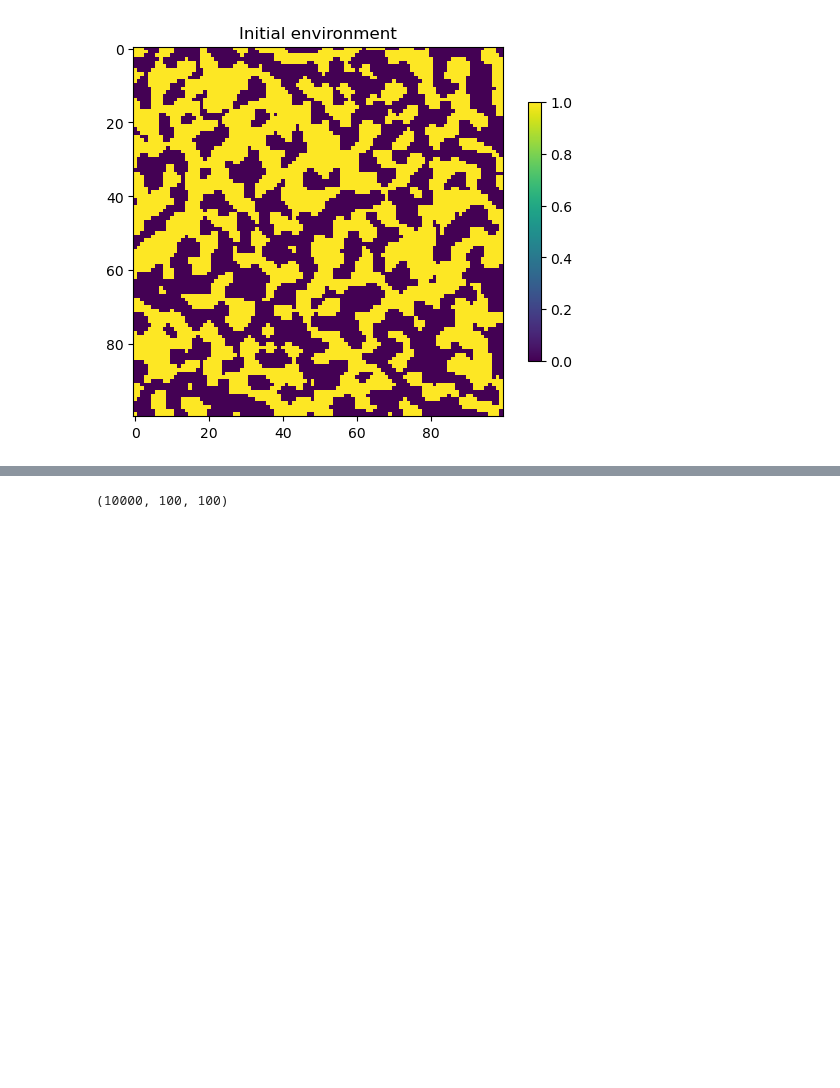
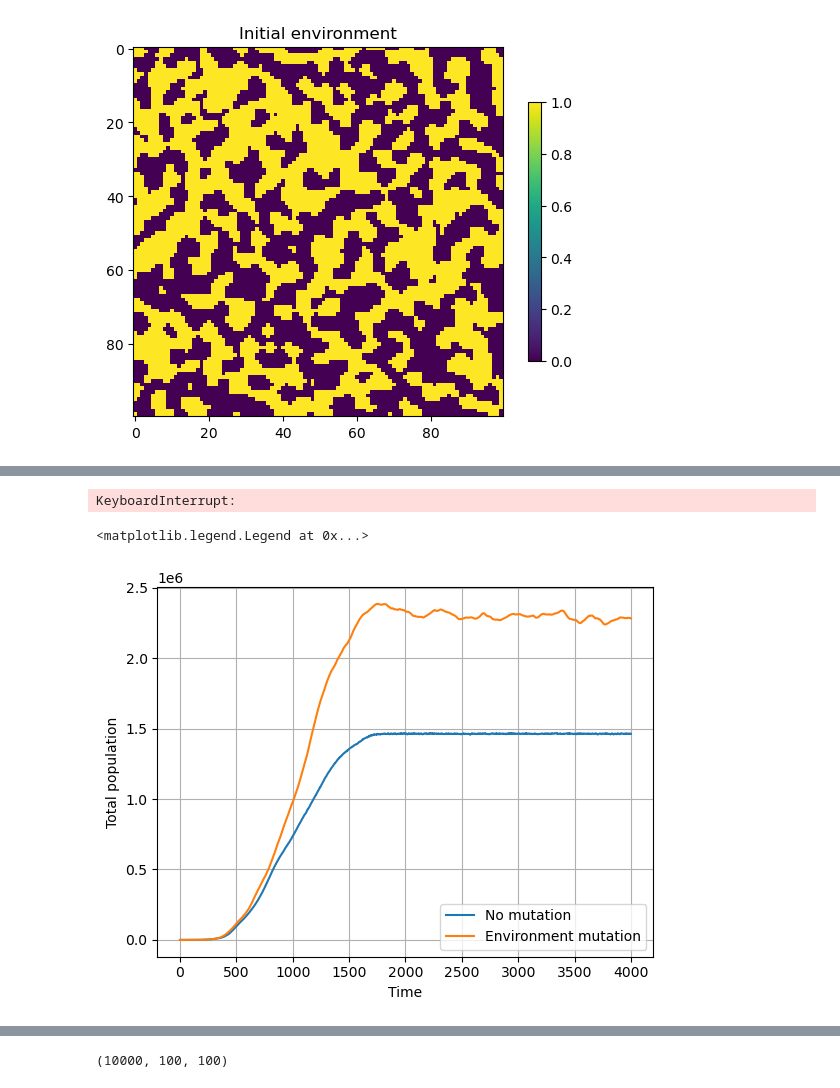
Before and after one commit to LeoKonzett/csh-vienna-abm, a Jupyter notebook: Agent_Dynamics_Playground.ipynb, the cells around one changed output, grey strips where cells are left out. Drawn from its saved outputs; the diff is of its cells as text; code cells hidden in the pictures; blank space fills up the shorter version.

Commit message:
Working version with zero minimum population

```diff
--- a/Agent_Dynamics_Playground.ipynb
+++ b/Agent_Dynamics_Playground.ipynb
@@ -543,0 +546,14 @@ for ii in range(10):
+# %%
+# Env mutation
+lattice_env_mutation = Lattice(size=M, steps_sim=sim_steps, seed=seed, idx_start=(0, 0), num_env_vars=num_vars,
+                              pop_min=pop_min, pop_max=pop_max, rate_growth=rate, prod_min=p_min, rate_prod=p_0)
+
+# Run simulation
+# A negative productivity threshold indicates that all cells are settled
+lattice_env_mutation.set_search_params(prod_threshold=-1, neigh_type="von_neumann", distance=5, select_random_cell=False)
+lattice_env_mutation.set_evolution_params(env_mutation_rate=0.01, skill_mutation_rate=None, skill_mutates_randomly=False,
+                                        repopulate_empty_cells=True, metropolis_scale=10)
+
+lattice_env_mutation.run(disable_progress_bar=False, track_prod=True)
+# %% [output]
+KeyboardInterrupt:
@@ -544,2 +584,46 @@ for ii in range(10):
+# %%
+# Environment + skill mutation - random
+# Skill only mutation - random
+lattice_skill_env_mutation = Lattice(size=M, steps_sim=sim_steps, seed=seed, idx_start=(0, 0), num_env_vars=num_vars,
+                              pop_min=pop_min, pop_max=pop_max, rate_growth=rate, prod_min=p_min, rate_prod=p_0)
+
+# Run simulation
+lattice_skill_env_mutation.set_search_params(prod_threshold=-1, neigh_type="von_neumann", distance=5, select_random_cell=False)
+lattice_skill_env_mutation.set_evolution_params(env_mutation_rate=0.001, skill_mutation_rate=0.01, skill_mutates_randomly=True, repopulate_empty_cells=True, metropolis_scale=10)
+
+lattice_skill_env_mutation.run(disable_progress_bar=False, track_prod=True)
+# %%
+# Environment + skill mutation - metropolis
+# Skill only mutation - random
+lattice_skill_env_metropolis = Lattice(size=M, steps_sim=sim_steps, seed=seed, idx_start=(0, 0), num_env_vars=num_vars,
+                              pop_min=pop_min, pop_max=pop_max, rate_growth=rate, prod_min=p_min, rate_prod=p_0)
+
+# Run simulation
+lattice_skill_env_metropolis.set_search_params(prod_threshold=-1, neigh_type="von_neumann", distance=5, select_random_cell=False)
+lattice_skill_env_metropolis.set_evolution_params(env_mutation_rate=0.001, skill_mutation_rate=0.01, skill_mutates_randomly=False, repopulate_empty_cells=True, metropolis_scale=10)
+
+lattice_skill_env_metropolis.run(disable_progress_bar=False, track_prod=True)
+# %%
+# Get populations
+fig = plt.figure()
+plt.grid()
+plt.xlabel("Time")
+plt.ylabel("Total population")
+lattices = [lattice_no_mutation, lattice_env_mutation, lattice_skill_mutation, lattice_skill_env_mutation,
+            lattice_skill_metropolis, lattice_skill_env_metropolis]
+
+labels = ["No mutation", "Environment mutation", "Skill mutation random", "Env + Skill random",
+          "Skill mutation metropolis", "Env + Skill Metropolis"]
+
+for ll, label in zip(lattices[:2], labels[:2]):
+    villagers = ll.population
+    villagers[np.isnan(villagers)] = 0
+    villagers = np.sum(villagers, axis=(1, 2))
+    plt.plot(villagers[:4000], label=label)
+
+plt.legend()
+# %% [output]
+<matplotlib.legend.Legend at 0x...>
+[figure, added]
 # %%
 # Get entire population
```
Also changed, not shown: parts of 12 cells of this notebook.
